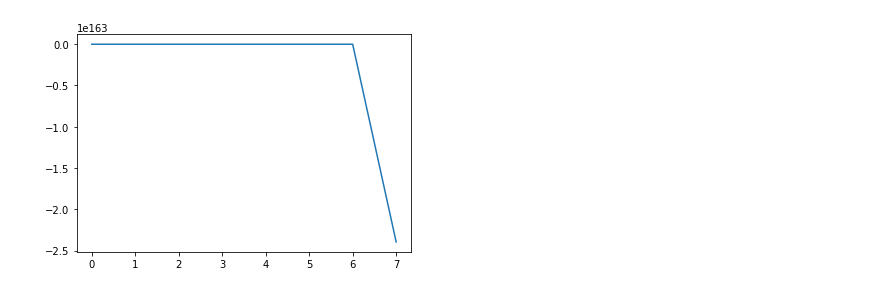
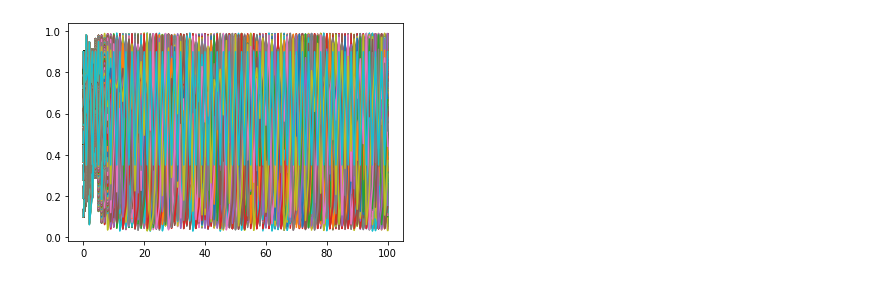
Before and after one commit to andyPhysics/CosmicRay, a Jupyter notebook: ipython_curvature/Untitled.ipynb, the cells around one changed output. Cells and saved outputs as stored; diff of their text form; code cells hidden in the pictures.

```diff
--- a/ipython_curvature/Untitled.ipynb
+++ b/ipython_curvature/Untitled.ipynb
@@ -1,15 +1,28 @@
 # %%
 import numpy as np
-# %%
-r = 2
-# %%
-x = [10]
-# %%
-for i in range(10):
-    x.append(r*x[i]*(1.0-x[i]))
-# %%
-import matplotlib.pylab as plt
-plt.plot(x)
-plt.show()
-# %% [output]
-[figure, removed]
+# %%
+import matplotlib.pylab as plt
+from scipy.signal import argrelextrema
+r_value_min = []
+r_value_max = []
+max_value = []
+min_value = []
+for k in np.linspace(0.1,.9,10):
+    for j in np.linspace(2,4,1000):
+        r=j
+        x = [k]
+
+        for i in range(0,100):
+            x.append(r*x[i]*(1-x[i])-0.01)
+        plt.plot(x)
+
+        for m in range(len(x[80:100])-1):
+            if np.array(x[80:100])[m-1] < np.array(x[80:100])[m] and np.array(x[80:100])[m+1] < np.array(x[80:100])[m]:
+                max_value.append(np.array(x[80:100])[m])
+                r_value_max.append(j)
+            elif np.array(x[80:100])[m-1] > np.array(x[80:100])[m] and np.array(x[80:100])[m+1] > np.array(x[80:100])[m]:
+                min_value.append(np.array(x[80:100])[m])
+                r_value_min.append(j)
+plt.show()
+# %% [output]
+[figure, added]
```
Also changed, not shown: parts of 3 cells of this notebook, 2 other files.
